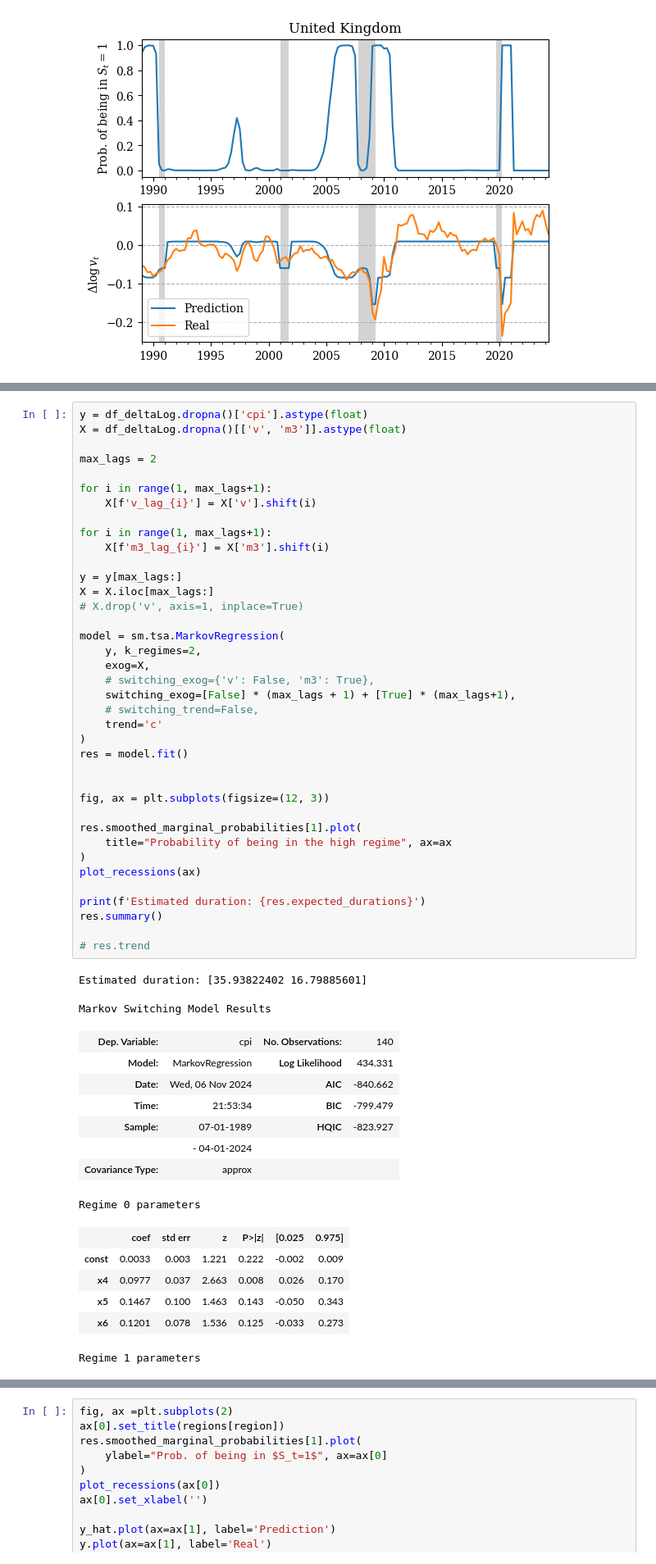
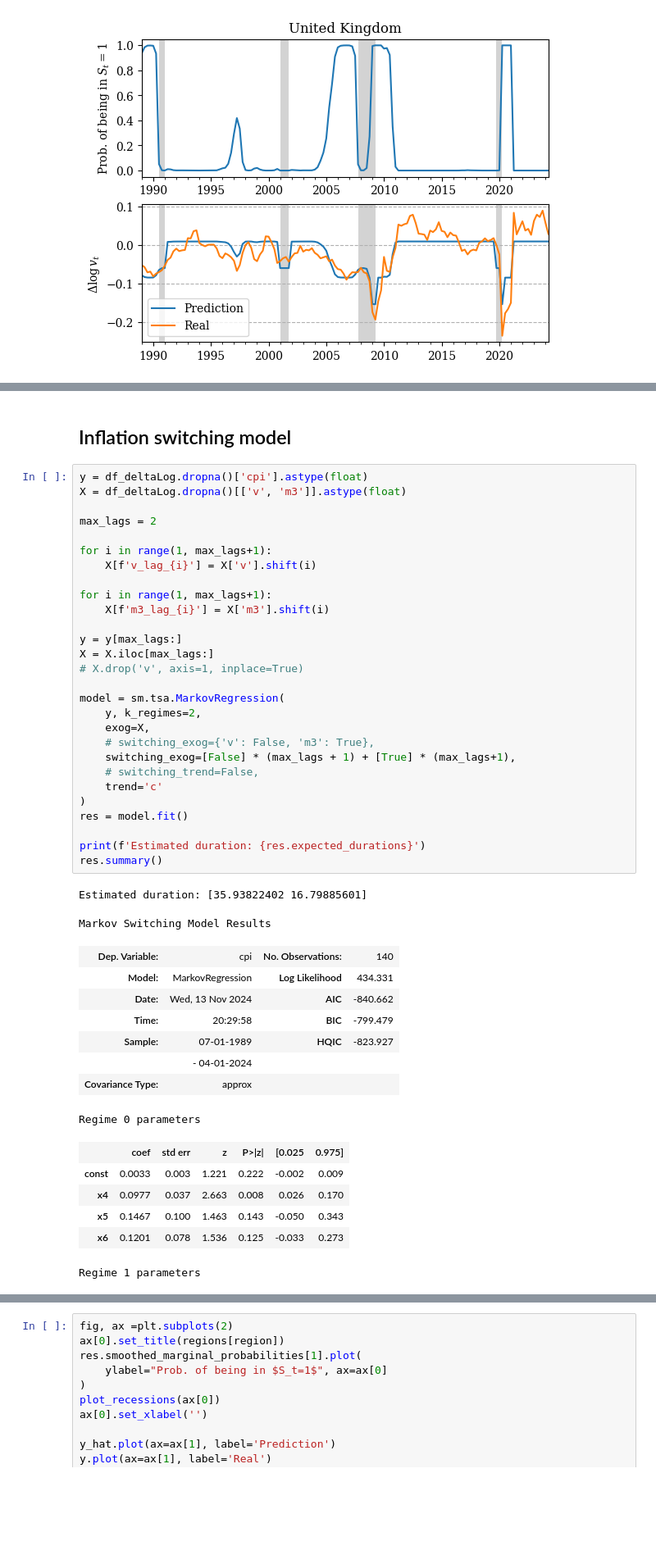
Before and after one commit to MiguelPuntoEs/money-growth, a Jupyter notebook: money-growth.ipynb, the cells around one changed output, grey strips where cells are left out. Shown: that part at 82% size. Cells and saved outputs as stored; diff of their text form; blank space fills up the shorter version.

```diff
--- a/money-growth.ipynb
+++ b/money-growth.ipynb
@@ -349,48 +324,40 @@ R^2 = 0.6662
+# %% [markdown]
+## Inflation switching model
 # %%
 y = df_deltaLog.dropna()['cpi'].astype(float)
 X = df_deltaLog.dropna()[['v', 'm3']].astype(float)
 
 max_lags = 2
 
 for i in range(1, max_lags+1):
     X[f'v_lag_{i}'] = X['v'].shift(i)
 
 for i in range(1, max_lags+1):
     X[f'm3_lag_{i}'] = X['m3'].shift(i)
 
 y = y[max_lags:]
 X = X.iloc[max_lags:]
 # X.drop('v', axis=1, inplace=True)
 
 model = sm.tsa.MarkovRegression(
     y, k_regimes=2,
     exog=X,
     # switching_exog={'v': False, 'm3': True},
     switching_exog=[False] * (max_lags + 1) + [True] * (max_lags+1),
     # switching_trend=False,
     trend='c'
 )
 res = model.fit()
 
-
-fig, ax = plt.subplots(figsize=(12, 3))
-
-res.smoothed_marginal_probabilities[1].plot(
-    title="Probability of being in the high regime", ax=ax
-)
-plot_recessions(ax)
-
 print(f'Estimated duration: {res.expected_durations}')
 res.summary()
-
-# res.trend
 # %% [output]
 Estimated duration: [35.93822402 16.79885601]
 Markov Switching Model Results
 | Dep. Variable: | cpi | No. Observations: | 140 |
 | Model: | MarkovRegression | Log Likelihood | 434.331 |
-| Date: | Wed, 06 Nov 2024 | AIC | -840.662 |
-| Time: | 21:53:34 | BIC | -799.479 |
+| Date: | Wed, 13 Nov 2024 | AIC | -840.662 |
+| Time: | 20:29:58 | BIC | -799.479 |
 | Sample: | 07-01-1989 | HQIC | -823.927 |
 |  | - 04-01-2024 |  |  |
 | Covariance Type: | approx |  |  |
```
Also changed, not shown: parts of 16 cells of this notebook.
